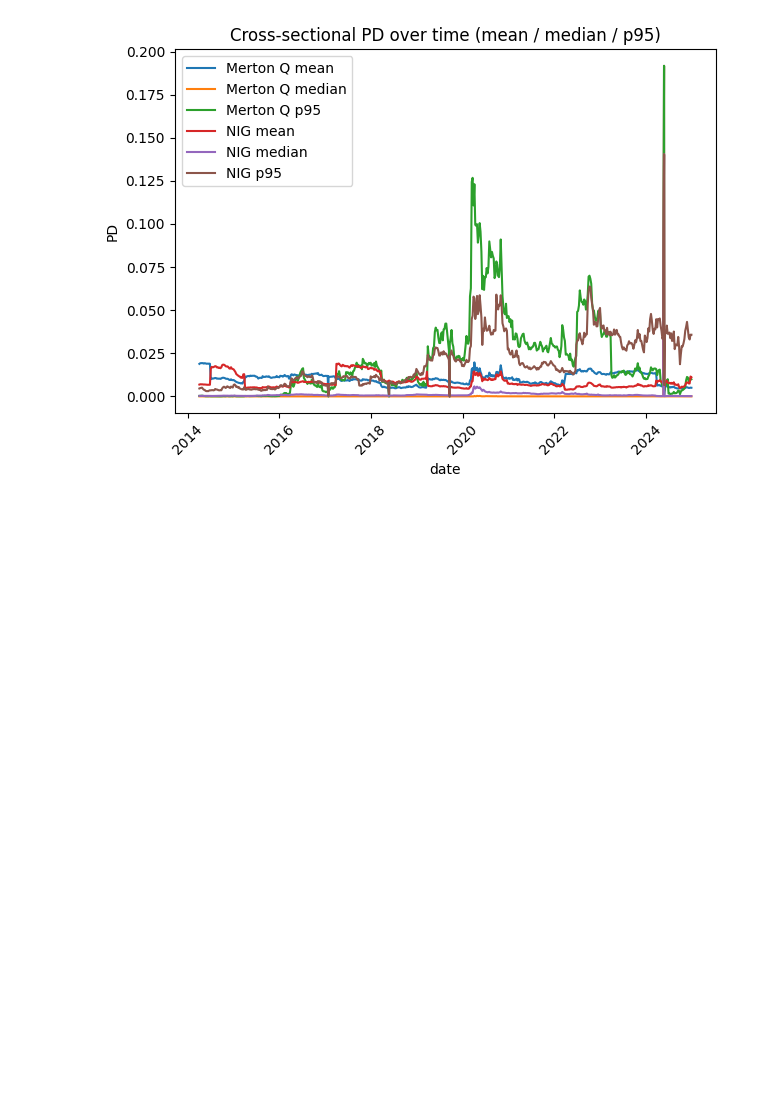
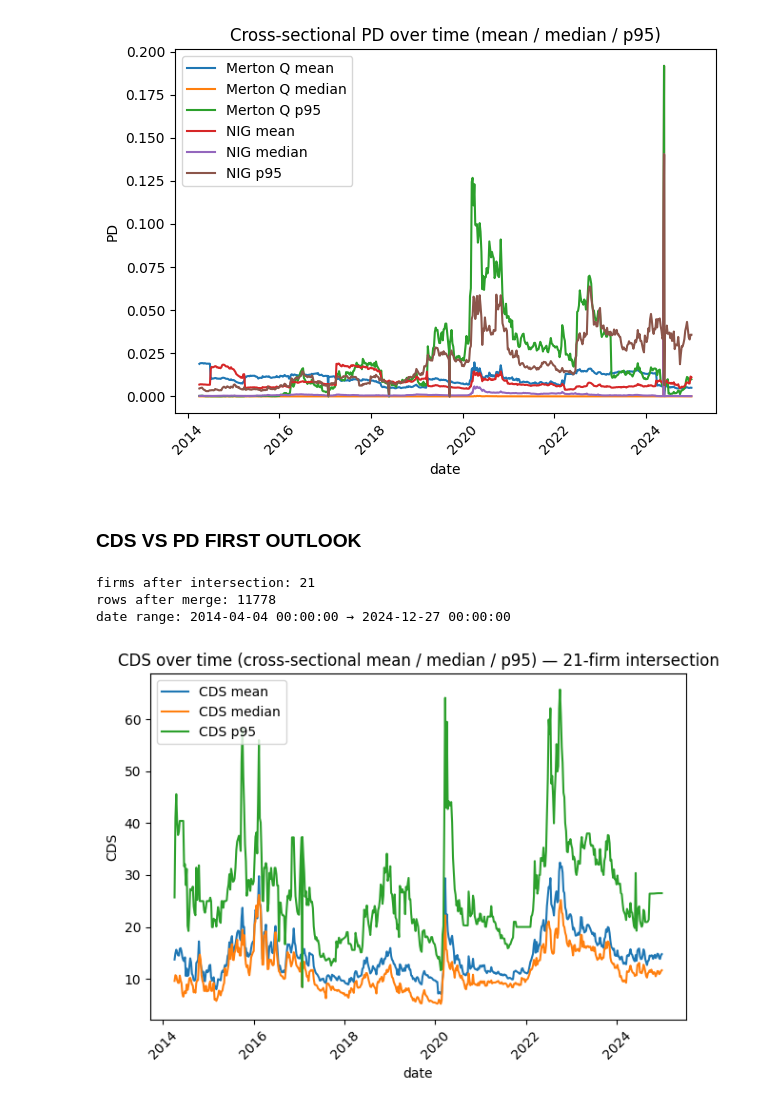
Before and after one commit to keenanveronica/Merton_NIGbayesian, a Jupyter notebook: Evaluation/eval_attempt.ipynb, the cells around one changed output. Saved outputs shown, nothing was run; the diff lists cells and outputs as text; code cells hidden in the pictures; blank space fills up the shorter version.

```diff
--- a/Evaluation/eval_attempt.ipynb
+++ b/Evaluation/eval_attempt.ipynb
@@ -169,3 +164,76 @@ plt.show()
 # %% [output]
 dates: 2014-04-04 00:00:00 → 2024-12-27 00:00:00 | avg firms/date: 35.74513274336283
 [figure]
+# %% [markdown]
+### CDS VS PD FIRST OUTLOOK
+# %%
+# ensure types
+merged2 = df_both.copy()
+merged2["gvkey"] = merged2["gvkey"].astype(str)
+merged2["date"]  = pd.to_datetime(merged2["date"])
+
+cds2 = cds.copy()
+cds2["gvkey"] = cds2["gvkey"].astype(str)
+cds2["date"]  = pd.to_datetime(cds2["date"])
+
+# keep only firms that exist in BOTH (drop firms with no CDS)
+common_gv = sorted(set(merged2["gvkey"].unique()) & set(cds2["gvkey"].unique()))
+merged2 = merged2[merged2["gvkey"].isin(common_gv)].copy()
+cds2    = cds2[cds2["gvkey"].isin(common_gv)].copy()
+
+# also drop CDS rows whose dates are outside merged's date range
+dmin, dmax = merged2["date"].min(), merged2["date"].max()
+cds2 = cds2[(cds2["date"] >= dmin) & (cds2["date"] <= dmax)].copy()
+
+# merge-asof onto merged's dates (direction='backward')
+merged2 = merged2.sort_values(["date", "gvkey"]).reset_index(drop=True)
+cds2    = cds2.sort_values(["date", "gvkey"]).reset_index(drop=True)
+
+merged_cds = pd.merge_asof(
+    merged2,
+    cds2,
+    on="date",
+    by="gvkey",
+    direction="backward",
+    allow_exact_matches=True,
+)
+
+# drop rows where CDS still missing (e.g., early dates before first CDS quote)
+pd_cds_full = merged_cds.dropna(subset=["cds"]).reset_index(drop=True)
+
+print("firms after intersection:", pd_cds_full["gvkey"].nunique())
+print("rows after merge:", len(pd_cds_full))
+print("date range:", pd_cds_full["date"].min(), "→", pd_cds_full["date"].max())
+# %% [output]
+firms after intersection: 21
+rows after merge: 11778
+date range: 2014-04-04 00:00:00 → 2024-12-27 00:00:00
+# %%
+# cds only print
+df = pd_cds_full.copy()
+df["date"] = pd.to_datetime(df["date"])
+
+ts_cds = (
+    df.groupby("date")["cds"]
+      .agg(
+          mean="mean",
+          median="median",
+          p95=lambda x: np.nanpercentile(x, 95),
+          n_firms=lambda x: x.notna().sum()
+      )
+      .sort_index()
+)
+
+plt.figure()
+plt.plot(ts_cds.index, ts_cds["mean"], label="CDS mean")
+plt.plot(ts_cds.index, ts_cds["median"], label="CDS median")
+plt.plot(ts_cds.index, ts_cds["p95"], label="CDS p95")
+plt.title("CDS over time (cross-sectional mean / median / p95) — 21-firm intersection")
+plt.xlabel("date")
+plt.ylabel("CDS")
+plt.xticks(rotation=45)
+plt.legend()
+plt.tight_layout()
+plt.show()
+# %% [output]
+[figure, added]
```
Also changed, not shown: parts of 15 cells of this notebook, 5 other files.
